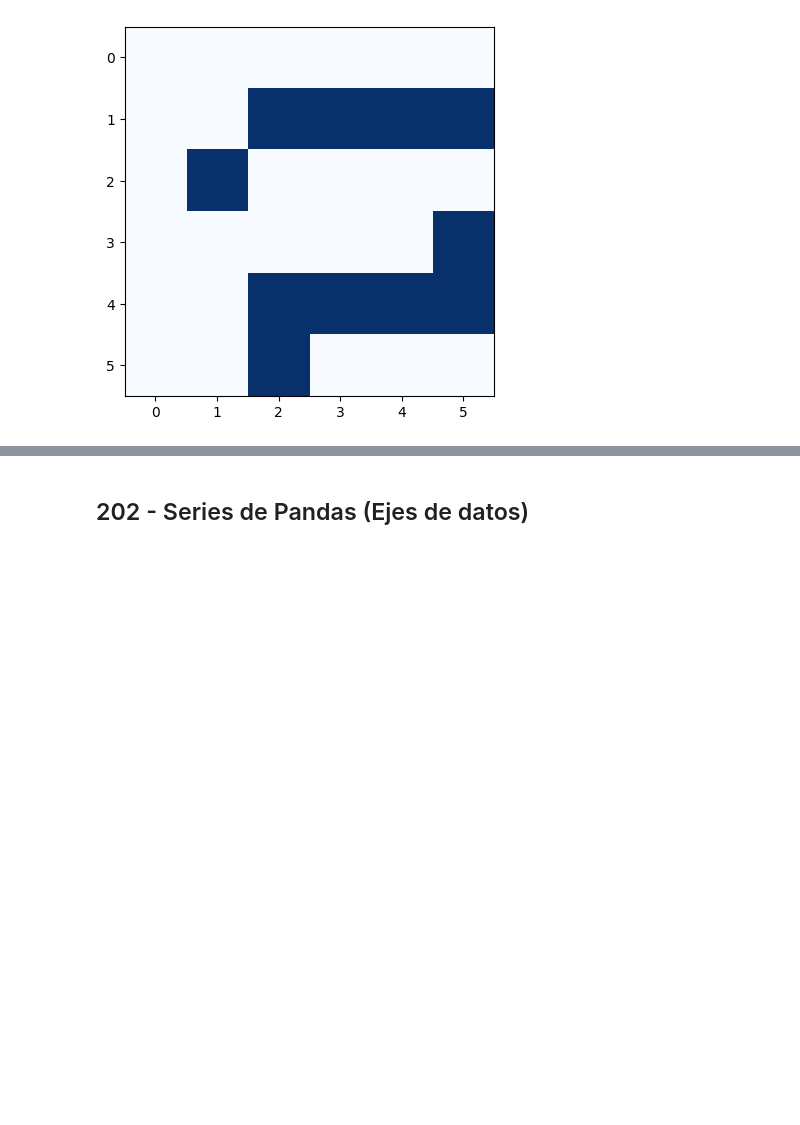
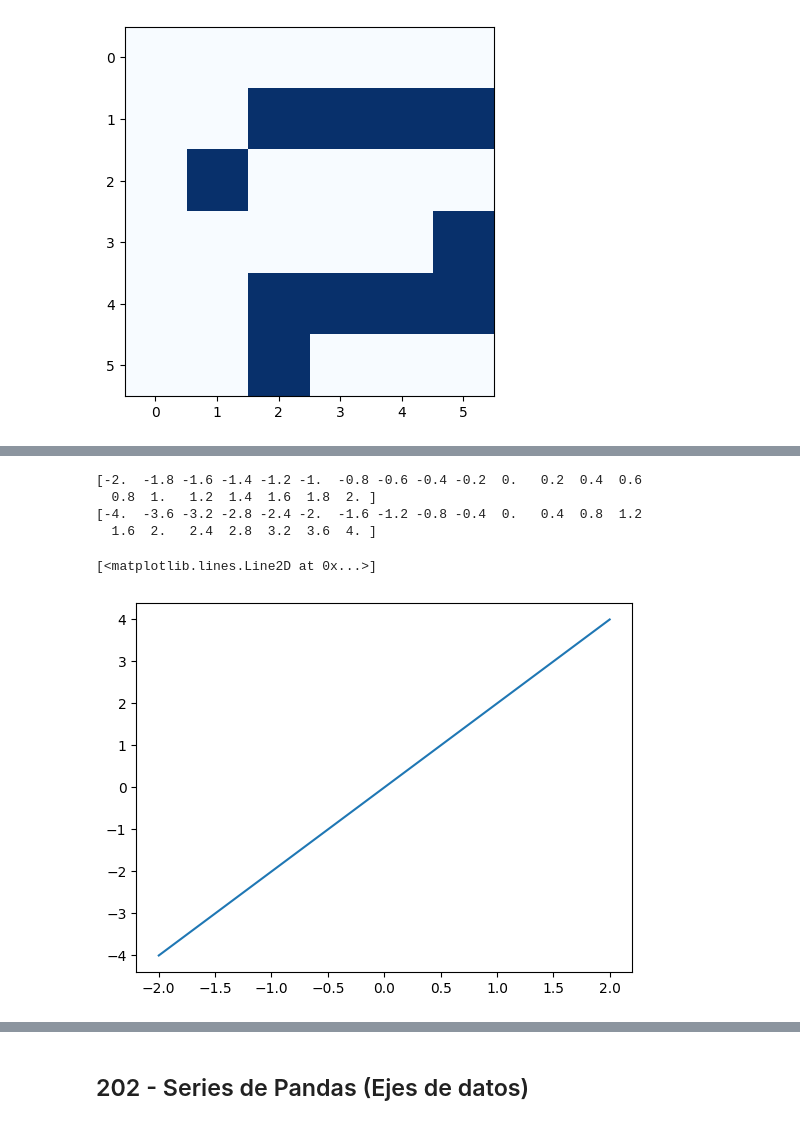
Before and after one commit to dragonnomada/datascience-basic-cenace-2024, a Jupyter notebook: DataScience_Python_CENACE_S02.ipynb, the cells around one changed output, grey strips where cells are left out. Saved outputs shown, nothing was run; the diff lists cells and outputs as text; code cells hidden in the pictures; blank space fills up the shorter version.

```diff
--- a/DataScience_Python_CENACE_S02.ipynb
+++ b/DataScience_Python_CENACE_S02.ipynb
@@ -432,0 +500,17 @@ plt.show()
+# %%
+import matplotlib.pyplot as plt
+
+y = x5 * 2 # <array> * <scalar> => <array | *scalar>
+# y = 2 * x5 # <scalar> * <array> => <array | *scalar>
+
+print(x5)
+print(y)
+
+plt.plot(x5, y)
+# %% [output]
+[-2.  -1.8 -1.6 -1.4 -1.2 -1.  -0.8 -0.6 -0.4 -0.2  0.   0.2  0.4  0.6
+  0.8  1.   1.2  1.4  1.6  1.8  2. ]
+[-4.  -3.6 -3.2 -2.8 -2.4 -2.  -1.6 -1.2 -0.8 -0.4  0.   0.4  0.8  1.2
+  1.6  2.   2.4  2.8  3.2  3.6  4. ]
+[<matplotlib.lines.Line2D at 0x...>]
+[figure, added]
```
Also changed, not shown: parts of 66 cells of this notebook, 3 other files.
